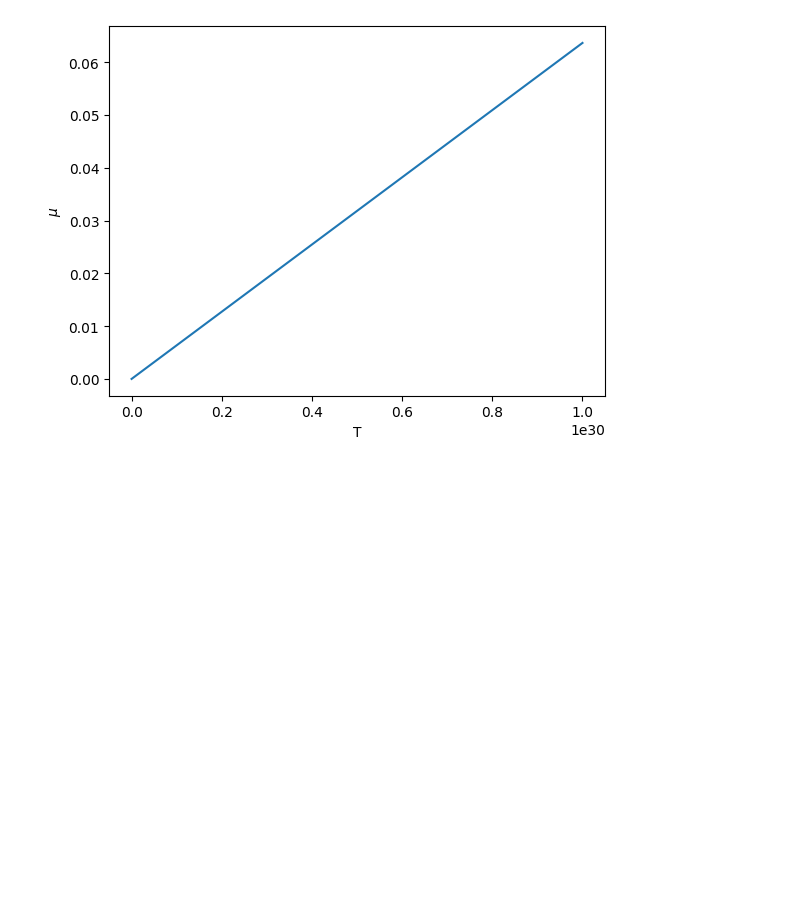
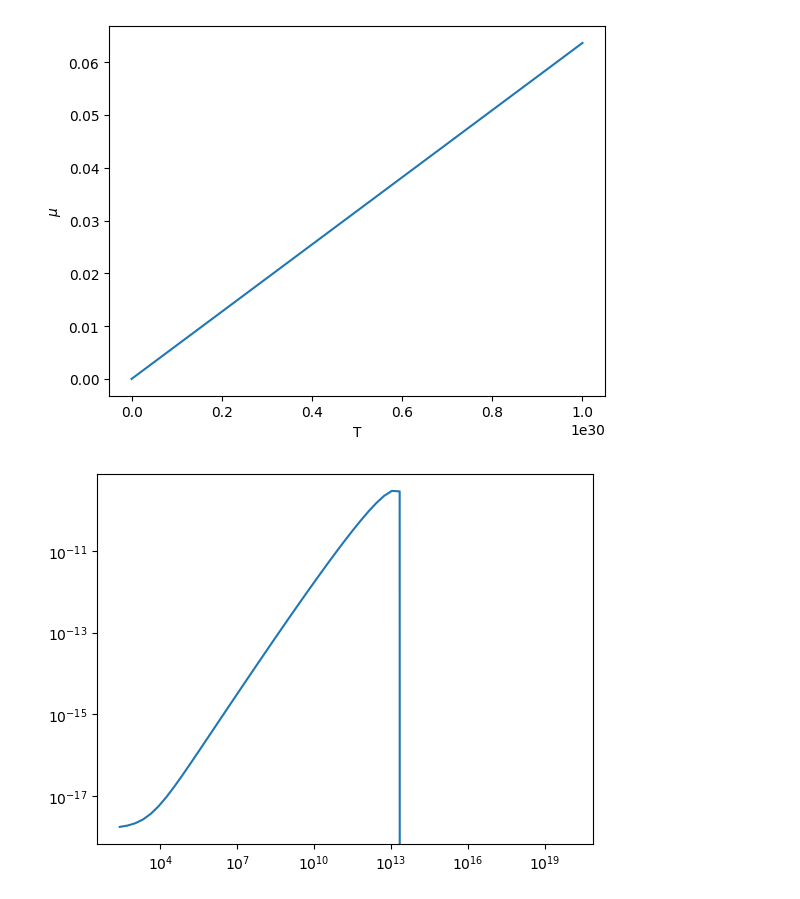
Before and after one commit to EricMullerAU/Stars-Project, a Jupyter notebook: Jason_crap/rel_start.ipynb, the cells around one changed output. Saved outputs shown, nothing was run; the diff lists cells and outputs as text; code cells hidden in the pictures; blank space fills up the shorter version.

Commit message:
Added new function cell for simplest case

```diff
--- a/Jason_crap/rel_start.ipynb
+++ b/Jason_crap/rel_start.ipynb
@@ -28,3 +28,36 @@ plt.show()
 [figure]
 # %%
 # case 2 solve for diffrent E profiels with relatavistic depainace, then solve intergral for the
+# %%
+# Eric - Try basic case of ideal monatomic gas (mu/kT << -1) ie purely classical, with elementart partivles and no relativistic effects
+
+def most_simple_mu(T, n, E0, g, m):
+    """
+    Calculate the chemical potential (mu) using the most simple case.
+
+    Args:
+        T (float): Temperature in Kelvin.
+        n (float): Number density.
+        E0 (float): Energy.
+        g (float): Degeneracy.
+        m (float): Particle mass.
+
+    Returns:
+        float: The chemical potential (mu).
+    """
+    # Calculate the chemical potential using the given formula
+    mu = c.k_B * T * np.log((n * c.h**3) / (g * (2 * np.pi * m * c.k_B * T)**(3/2)) * np.exp(E0 / c.k_B / T))
+
+    return mu
+
+T = np.logspace(-10, 20, 100) * u.K
+n = 5*10**40 * u.cm**-3
+E0 = 10* u.eV
+g = 1
+m = 1 * u.u
+
+plt.plot(T, most_simple_mu(T, n, E0, g, m))
+plt.xscale('log')
+plt.yscale('log')
+# %% [output]
+[figure, added]
```
